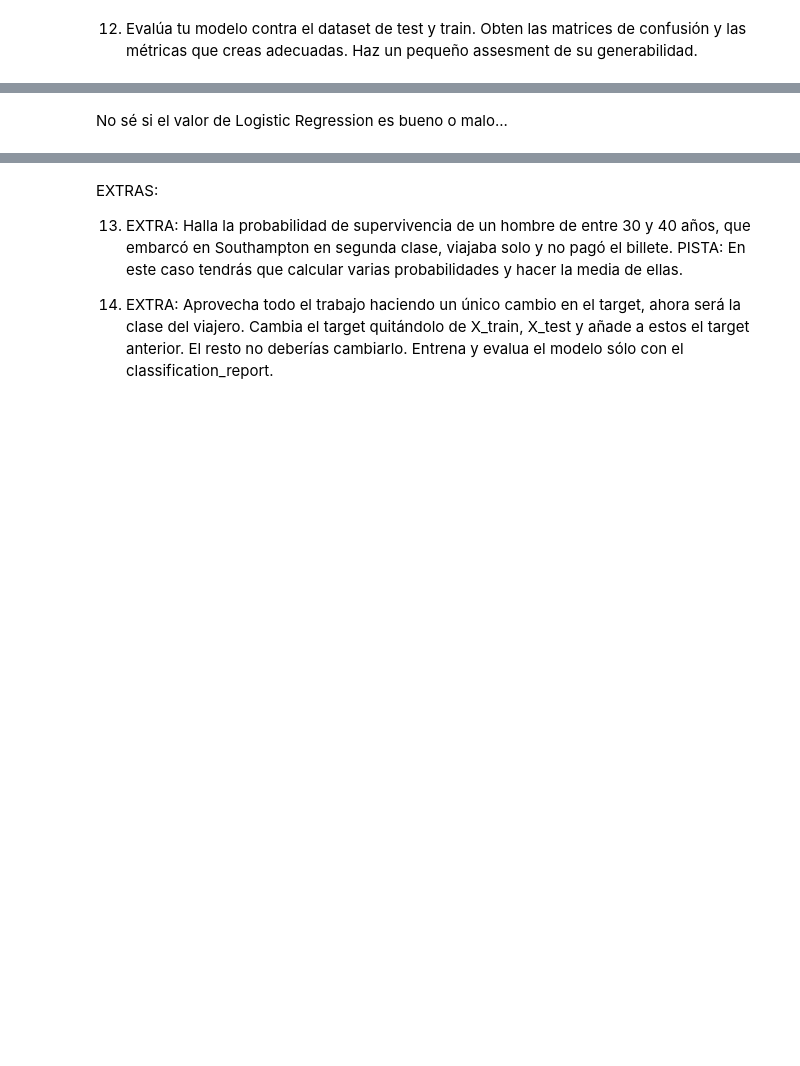
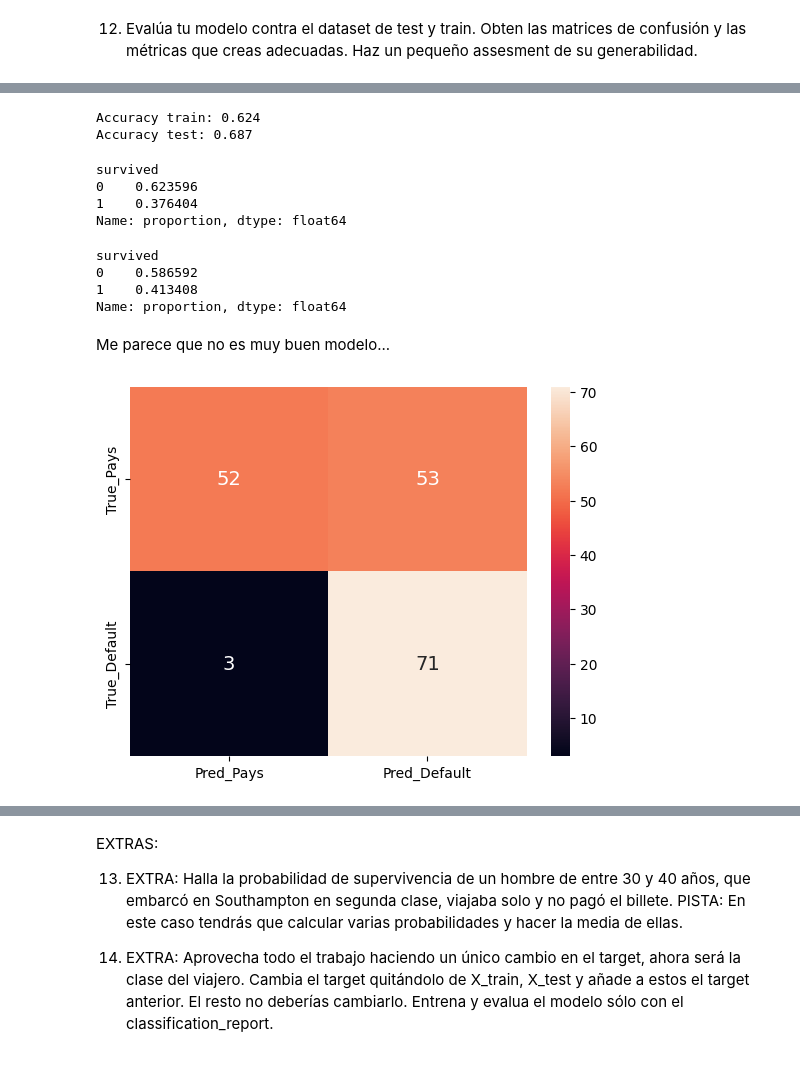
Before and after one commit to laurasalaslozano/repo-lsalas-ejercicios-ds, a Jupyter notebook: Sprint_10/Unidad_02_ML_Supervisado_Clasificacion_Regresion_Logistica/03_Practica_Obligatoria/18_Practica_Obligatoria_Clasificacion_Regresion_Logistica.ipynb, the cells around one changed output, grey strips where cells are left out. Cells and saved outputs as stored; diff of their text form; code cells hidden in the pictures; blank space fills up the shorter version.

```diff
--- a/Sprint_10/Unidad_02_ML_Supervisado_Clasificacion_Regresion_Logistica/03_Practica_Obligatoria/18_Practica_Obligatoria_Clasificacion_Regresion_Logistica.ipynb
+++ b/Sprint_10/Unidad_02_ML_Supervisado_Clasificacion_Regresion_Logistica/03_Practica_Obligatoria/18_Practica_Obligatoria_Clasificacion_Regresion_Logistica.ipynb
@@ -445,2 +446,38 @@ Logistic Regression: 0.824407 (0.027266)
-# %% [markdown]
-No sé si el valor de Logistic Regression es bueno o malo...
+# %%
+from sklearn.metrics import accuracy_score
+
+acc_train = round(accuracy_score(log_r.predict(X_train), y_train), 3)
+acc_test = round(accuracy_score(log_r.predict(X_test), y_test), 3)
+
+print("Accuracy train:", acc_train)
+print("Accuracy test:", acc_test)
+# %% [output]
+Accuracy train: 0.624
+Accuracy test: 0.687
+# %%
+y_train.value_counts(True)
+# %% [output]
+survived
+0    0.623596
+1    0.376404
+Name: proportion, dtype: float64
+# %%
+y_test.value_counts(True)
+# %% [output]
+survived
+0    0.586592
+1    0.413408
+Name: proportion, dtype: float64
+# %% [markdown]
+Me parece que no es muy buen modelo...
+# %%
+from sklearn.metrics import confusion_matrix
+
+c_matrix = confusion_matrix(y_test, log_r.predict(X_test))
+
+c_matrix_df = pd.DataFrame(c_matrix, columns = ['Pred_Pays', 'Pred_Default'],
+                          index = ['True_Pays', 'True_Default'])
+
+sns.heatmap(c_matrix_df, annot=True, fmt='g');
+# %% [output]
+[figure, added]
```
Also changed, not shown: parts of 30 cells of this notebook.
